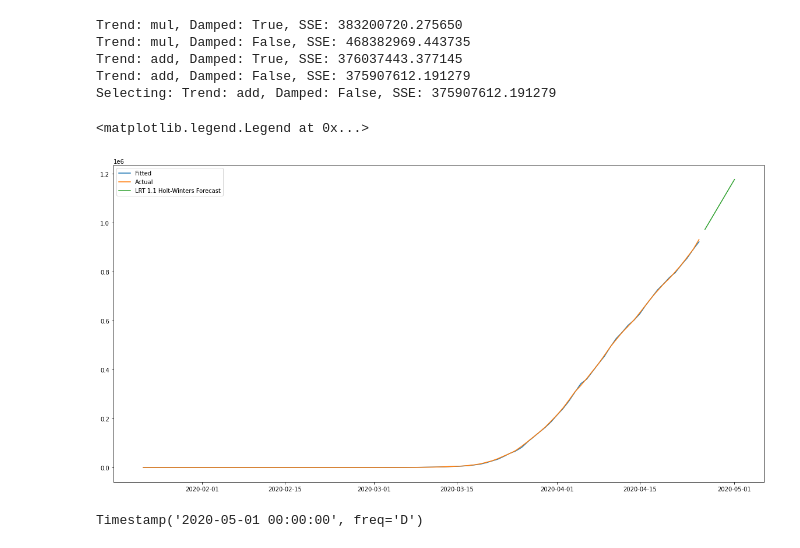
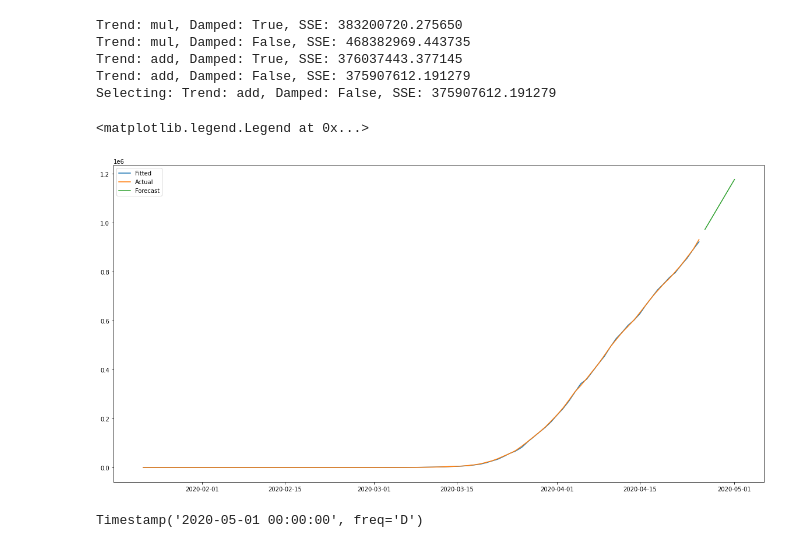
Before and after one commit to beala/covid_forecasts, a Jupyter notebook: Exponential Smoothing Model.ipynb, the cells around one changed output. Cells and saved outputs as stored; diff of their text form; code cells hidden in the pictures.

```diff
--- a/Exponential Smoothing Model.ipynb
+++ b/Exponential Smoothing Model.ipynb
@@ -59,16 +59,16 @@ Selecting: Trend: add, Damped: False, SSE: 375907612.191279
 # %%
 fig, ax = plt.subplots(figsize=(20,10))
 
 ax.plot(best_fit.fittedvalues, label="Fitted")
 ax.plot(us_data['positive'], label="Actual")
 
-ax.plot(best_fit.forecast(6), label="LRT 1.1 Holt-Winters Forecast")
+ax.plot(best_fit.forecast(6), label="Forecast")
 plt.legend()
 
 #fit1.params_formatted
 # %% [output]
 <matplotlib.legend.Legend at 0x...>
-[figure, old version]
+[figure, new version]
 # %%
 best_fit.forecast(6).index[-1]
 # %% [output]
```
Also changed, not shown: parts of 9 cells of this notebook.
